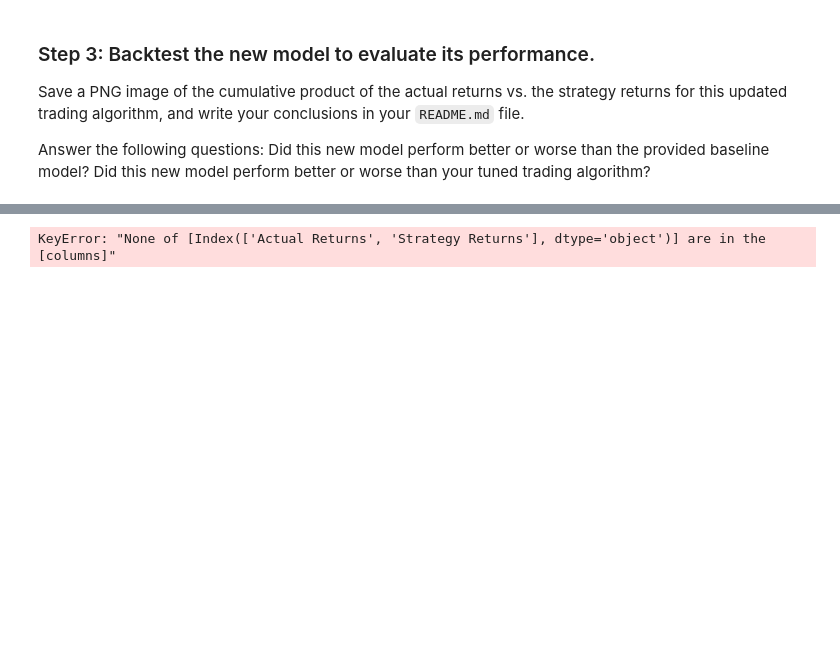
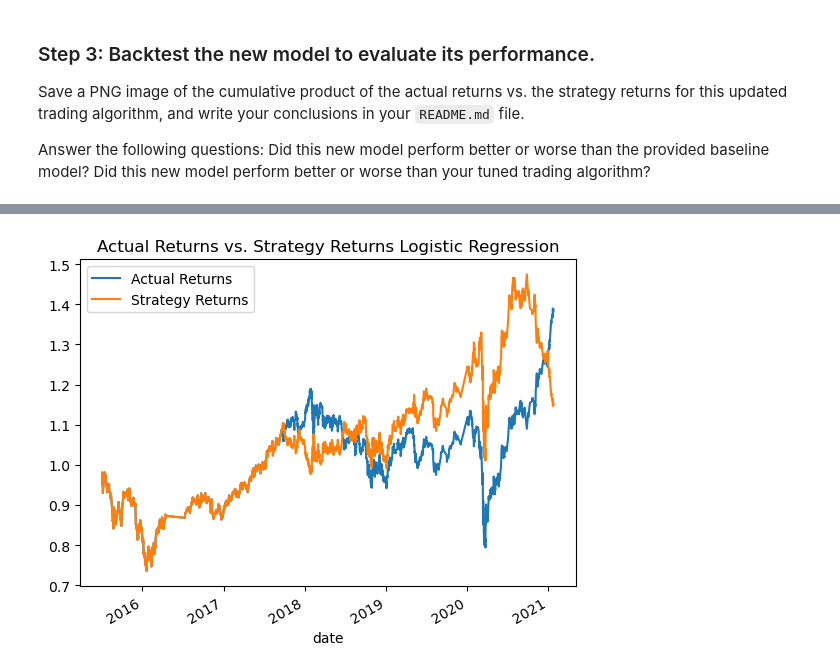
Before and after one commit to AndrewRBader/Challenge-14_CU-fintech, a Jupyter notebook: machine_learning_trading_bot.ipynb, the cells around one changed output, grey strips where cells are left out. Drawn from its saved outputs; the diff is of its cells as text; code cells hidden in the pictures; blank space fills up the shorter version.

Commit message:
updated logistic regression model

```diff
--- a/machine_learning_trading_bot.ipynb
+++ b/machine_learning_trading_bot.ipynb
@@ -427,22 +427,21 @@ In this section, you’ll use the original parameters that the starter code prov
 # %%
 # Import a new classifier from SKLearn
 
-# Note that only the LogisticRegression was importable
 from sklearn.linear_model import LogisticRegression
 
 # Initiate the model instance
-model = LogisticRegression()
+regression_model = LogisticRegression()
 # %% [markdown]
 ### Step 2: Using the original training data as the baseline model, fit another model with the new classifier.
 # %%
 # Fit the model using the training data
-model = model.fit(X_train_scaled, y_train)
+regression_model = regression_model.fit(X_train_scaled, y_train)
 
 # Use the testing dataset to generate the predictions for the new model
-pred = model.predict(X_train_scaled)
+regression_prediction = regression_model.predict(X_test_scaled)
 
 # Review the model's predicted values
-pred[:10]
+regression_prediction[:10]
 # %% [output]
 array([1., 1., 1., 1., 1., 1., 1., 1., 1., 1.])
 # %% [markdown]
@@ -472,17 +471,18 @@ weighted avg       0.74      0.66      0.58       128
 # Create a new empty predictions DataFrame.
 
 # Create a predictions DataFrame
-predictions_logistic_regression_df = pd.DataFrame(index=X_test.index)
+logistic_regression_prediction_df = pd.DataFrame(index = X_test.index)
 
 # Add the SVM model predictions to the DataFrame
-predictions_logistic_regression_df["Model Predictions"] = pred
+logistic_regression_prediction_df['Predicted'] = regression_prediction
 
 # Add the actual returns to the DataFrame
-predictions_logistic_regression_df["Actual Returns"] = predictions_logistic_regression_df["Actual Returns"]
+logistic_regression_prediction_df['Actual Returns'] = signals_df["Actual Returns"]
 
 # Add the strategy returns to the DataFrame
-predictions_logistic_regression_df["Strategy Returns"] = predictions_logistic_regression_df["Strategy Returns"]
+logistic_regression_prediction_df['Strategy Returns'] = logistic_regression_prediction_df["Actual Returns"] * logistic_regression_prediction_df["Predicted"]
+
 
 # Review the DataFrame
-predictions_logistic_regression_df.head()
+logistic_regression_prediction_df.head(10)
 # %% [output]
@@ -490,9 +501,9 @@ ValueError: Length of values (128) does not match length of index (4092)
 # %%
 # Plot the actual returns versus the strategy returns
 # Plot the actual returns versus the strategy returns
-(1 + predictions_logistic_regression_df[["Actual Returns", "Strategy Returns"]]).cumprod().plot(title = 'Actual Returns vs. Strategy Returns Logistic Regression')
+(1 + logistic_regression_prediction_df[["Actual Returns", "Strategy Returns"]]).cumprod().plot(title = 'Actual Returns vs. Strategy Returns Logistic Regression')
 
 # saving plot as a png
 plt.savefig('actual_vs_strategy_returns_Logistic_Regression')
 # %% [output]
-KeyError: "None of [Index(['Actual Returns', 'Strategy Returns'], dtype='object')] are in the [columns]"
+[figure, added]
```
Also changed, not shown: parts of 2 cells of this notebook, 1 other file.
